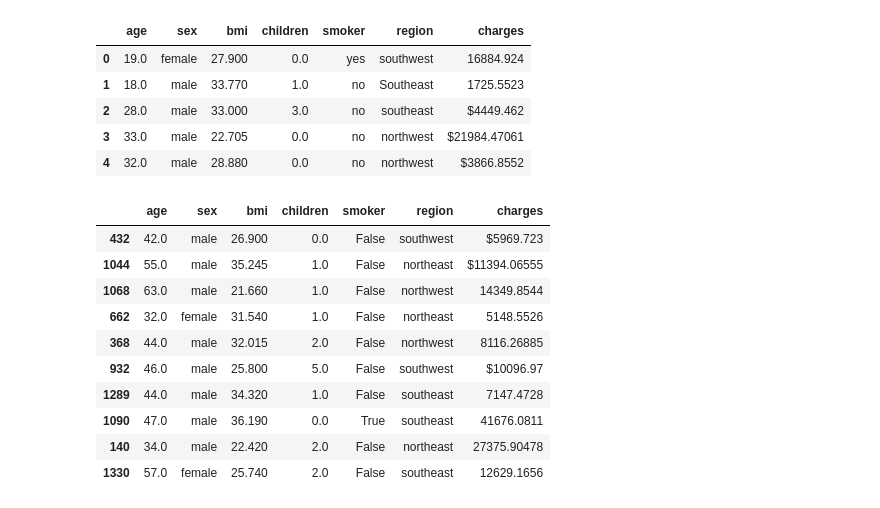
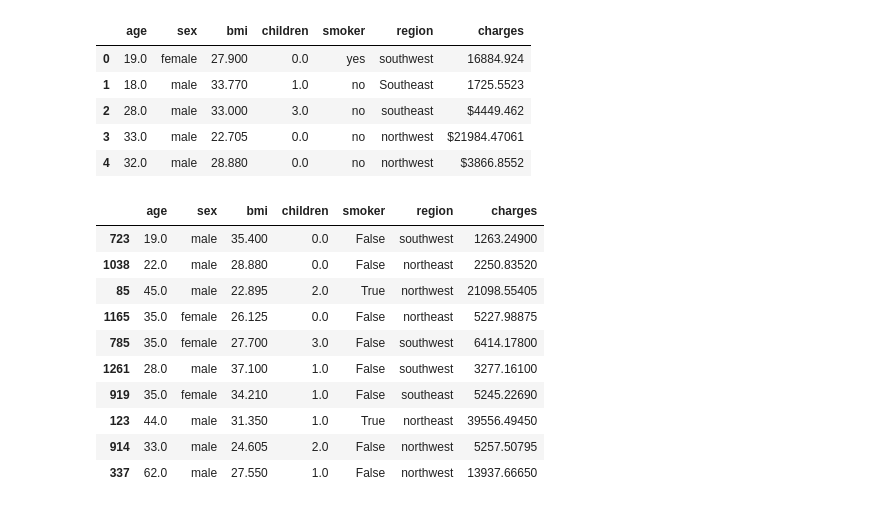
Before and after one commit to PRB18/insurance_prediction, a Jupyter notebook: insurance.ipynb, the cells around one changed output. Drawn from its saved outputs; the diff is of its cells as text; code cells hidden in the pictures.

```diff
--- a/insurance.ipynb
+++ b/insurance.ipynb
@@ -19,41 +19,42 @@ insurance.head()
 # Goal: fix messy data so it's consistent and ready for analysis
 
 # Remove any rows that have missing (empty) values
 insurance_filled = insurance.dropna()
 
 # Make all region names lowercase so 'Southwest' and 'southwest' are treated the same
 insurance_filled["region"] = insurance_filled["region"].str.lower()
 
 # Map any alternate sex labels to standard 'male' / 'female'
 # (in case the data had values like 'M', 'F', 'man', 'woman')
 sex_map = {'woman': 'female', 'F': 'female', 'man': 'male', 'M': 'male'}
 insurance_filled["sex"] = insurance_filled["sex"].replace(sex_map)
 
 # Convert smoker column from 'yes'/'no' text to True/False (boolean)
 insurance_filled["smoker"] = (insurance_filled["smoker"] == 'yes')
 
 # Make all number columns positive (remove any accidental negative values)
 # Skips text columns automatically
+insurance_filled["charges"] = insurance_filled["charges"].str.strip('$').astype('float64')
 insurance_cleaned = insurance_filled.apply(lambda x: x.abs() if x.dtype == 'float64' or x.dtype == 'int64' else x)
 
 # Drop any rows that might still have missing values after cleaning
 insurance_cleaned = insurance_cleaned.dropna()
 
 # Save the cleaned data to a CSV file so we don't have to redo this every time
 insurance_cleaned.to_csv('cleaned_insurance_data.csv', index=False)
 
 # Show a random sample of 10 rows to confirm the data looks good
 insurance_cleaned.sample(10)
 # %% [output]
 |  | age | sex | bmi | children | smoker | region | charges |
-| 432 | 42.0 | male | 26.900 | 0.0 | False | southwest | $5969.723 |
-| 1044 | 55.0 | male | 35.245 | 1.0 | False | northeast | $11394.06555 |
-| 1068 | 63.0 | male | 21.660 | 1.0 | False | northwest | 14349.8544 |
-| 662 | 32.0 | female | 31.540 | 1.0 | False | northeast | 5148.5526 |
-| 368 | 44.0 | male | 32.015 | 2.0 | False | northwest | 8116.26885 |
-| 932 | 46.0 | male | 25.800 | 5.0 | False | southwest | $10096.97 |
-| 1289 | 44.0 | male | 34.320 | 1.0 | False | southeast | 7147.4728 |
-| 1090 | 47.0 | male | 36.190 | 0.0 | True | southeast | 41676.0811 |
-| 140 | 34.0 | male | 22.420 | 2.0 | False | northeast | 27375.90478 |
-| 1330 | 57.0 | female | 25.740 | 2.0 | False | southeast | 12629.1656 |
+| 723 | 19.0 | male | 35.400 | 0.0 | False | southwest | 1263.24900 |
+| 1038 | 22.0 | male | 28.880 | 0.0 | False | northeast | 2250.83520 |
+| 85 | 45.0 | male | 22.895 | 2.0 | True | northwest | 21098.55405 |
+| 1165 | 35.0 | female | 26.125 | 0.0 | False | northeast | 5227.98875 |
+| 785 | 35.0 | female | 27.700 | 3.0 | False | southwest | 6414.17800 |
+| 1261 | 28.0 | male | 37.100 | 1.0 | False | southwest | 3277.16100 |
+| 919 | 35.0 | female | 34.210 | 1.0 | False | southeast | 5245.22690 |
+| 123 | 44.0 | male | 31.350 | 1.0 | True | northeast | 39556.49450 |
+| 914 | 33.0 | male | 24.605 | 2.0 | False | northwest | 5257.50795 |
+| 337 | 62.0 | male | 27.550 | 1.0 | False | northwest | 13937.66650 |
 # %%
```
Also changed, not shown: parts of 2 cells of this notebook.
